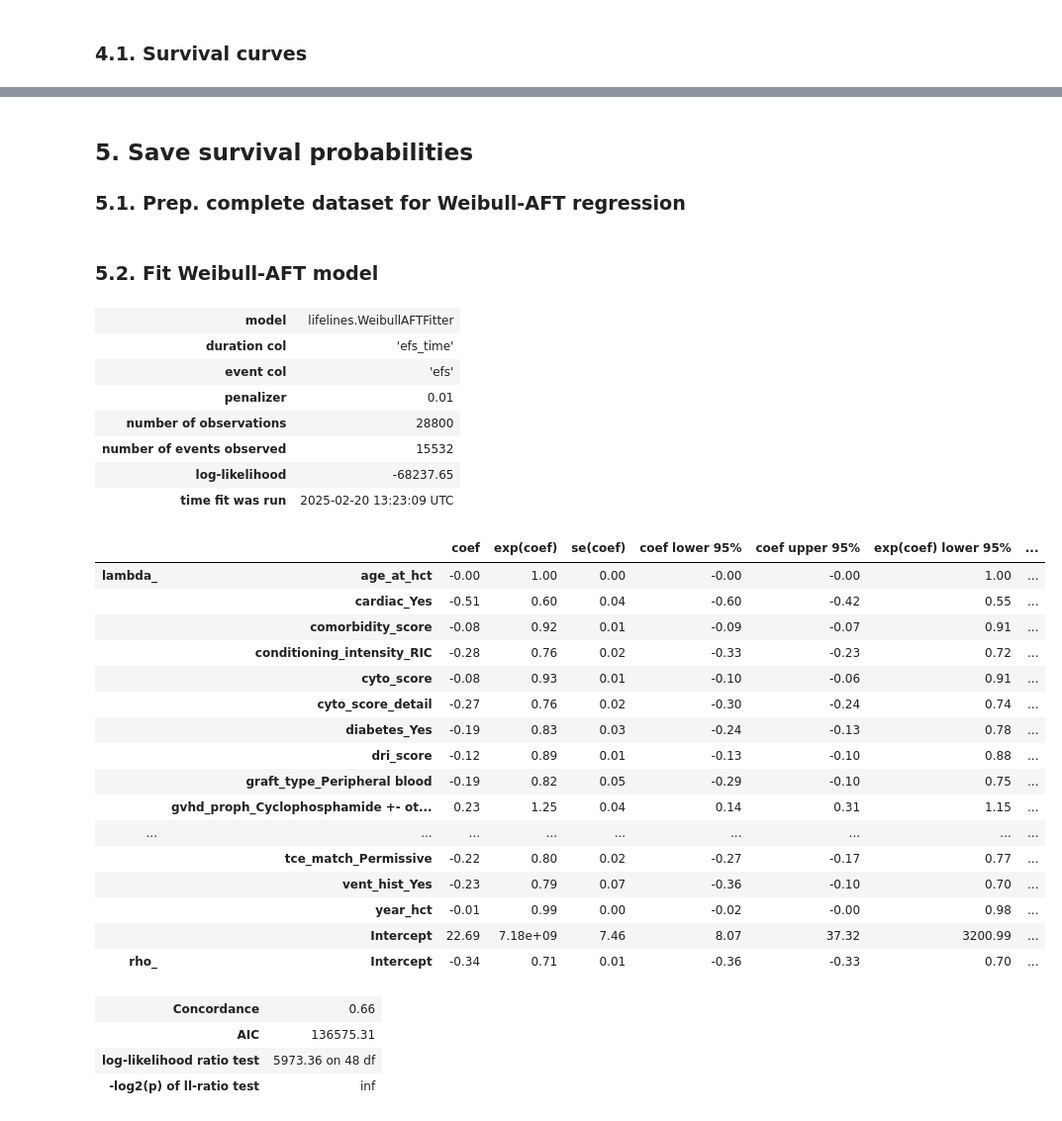
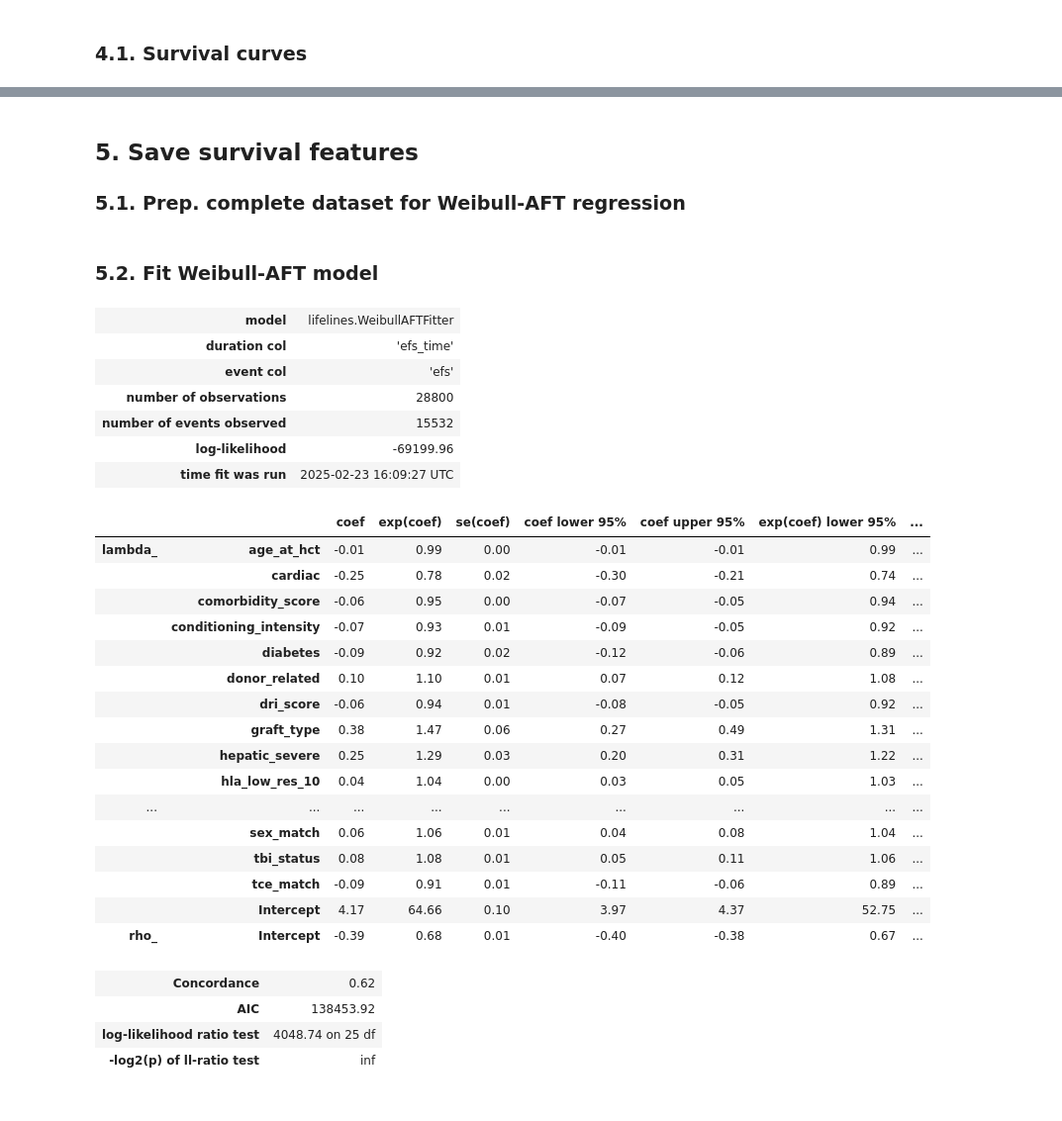
Before and after one commit to gperdrizet/HSCT_survival, a Jupyter notebook: notebooks/02.2-feature_engineering_weibullAFT.ipynb, the cells around one changed output, grey strips where cells are left out. Shown at 99% size. Drawn from its saved outputs; the diff is of its cells as text; code cells hidden in the pictures.

```diff
--- a/notebooks/02.2-feature_engineering_weibullAFT.ipynb
+++ b/notebooks/02.2-feature_engineering_weibullAFT.ipynb
@@ -81,8 +103,5 @@ data_df.head()
 # %%
-training, testing=train_test_split(data_df, test_size=0.33, random_state=315)
-
-training_df=pd.DataFrame(training, columns=data_df.columns)
-testing_df=pd.DataFrame(testing, columns=data_df.columns)
+training_df, testing_df=train_test_split(raw_data_df, test_size=0.33, random_state=315)
 
 training_labels_df=training_df[['efs', 'efs_time']]
 training_features_df=training_df.drop(['efs', 'efs_time'], axis=1)
@@ -101,12 +120,3 @@ testing_df.drop('race_group', axis=1, inplace=True)
 ## 3. Weibull AFT model
 
 ### 3.1. Naive model
-# %%
-training_df.drop('gvhd_proph_FK+- others(not MMF,MTX)', axis=1, inplace=True)
-testing_df.drop('gvhd_proph_FK+- others(not MMF,MTX)', axis=1, inplace=True)
-
-# training_df['efs_time']=training_df['efs_time']/100
-# testing_df['efs_time']=testing_df['efs_time']/100
-
-waft_model=WeibullAFTFitter(penalizer=0.01)
-waft_model.fit(training_df, duration_col='efs_time', event_col='efs')
@@ -114,0 +123,3 @@ waft_model.fit(training_df, duration_col='efs_time', event_col='efs')
+# %%
+waft_model=WeibullAFTFitter()
+waft_model.fit(training_df, duration_col='efs_time', event_col='efs')
@@ -326,4 +392,4 @@ print(scoring_results)
 # %% [markdown]
-## 5. Save survival probabilities
+## 5. Save survival features
 
 ### 5.1. Prep. complete dataset for Weibull-AFT regression
@@ -338,38 +396,43 @@ data_df['efs']=efs
+# %%
+efs_time=raw_data_df['efs_time']
+efs=raw_data_df['efs']
+raw_data_df=raw_data_df[feature_pvals[feature_pvals < feature_pval_cutoff].index].copy()
+raw_data_df['efs_time']=efs_time
+raw_data_df['efs']=efs
 # %% [markdown]
 ### 5.2. Fit Weibull-AFT model
 # %%
-cph_model=WeibullAFTFitter(penalizer=0.01)
-cph_model.fit(data_df, duration_col='efs_time', event_col='efs')
+cph_model=WeibullAFTFitter()
+cph_model.fit(raw_data_df, duration_col='efs_time', event_col='efs')
 cph_model.print_summary()
 # %% [output]
 | model | lifelines.WeibullAFTFitter |
 | duration col | 'efs_time' |
 | event col | 'efs' |
-| penalizer | 0.01 |
 | number of observations | 28800 |
 | number of events observed | 15532 |
-| log-likelihood | -68237.65 |
-| time fit was run | 2025-02-20 13:23:09 UTC |
+| log-likelihood | -69199.96 |
+| time fit was run | 2025-02-23 16:09:27 UTC |
 |  |  | coef | exp(coef) | se(coef) | coef lower 95% | coef upper 95% | exp(coef) lower 95% | ... |
-| lambda_ | age_at_hct | -0.00 | 1.00 | 0.00 | -0.00 | -0.00 | 1.00 | ... |
-|  | cardiac_Yes | -0.51 | 0.60 | 0.04 | -0.60 | -0.42 | 0.55 | ... |
-|  | comorbidity_score | -0.08 | 0.92 | 0.01 | -0.09 | -0.07 | 0.91 | ... |
-|  | conditioning_intensity_RIC | -0.28 | 0.76 | 0.02 | -0.33 | -0.23 | 0.72 | ... |
-|  | cyto_score | -0.08 | 0.93 | 0.01 | -0.10 | -0.06 | 0.91 | ... |
-|  | cyto_score_detail | -0.27 | 0.76 | 0.02 | -0.30 | -0.24 | 0.74 | ... |
-|  | diabetes_Yes | -0.19 | 0.83 | 0.03 | -0.24 | -0.13 | 0.78 | ... |
-|  | dri_score | -0.12 | 0.89 | 0.01 | -0.13 | -0.10 | 0.88 | ... |
-|  | graft_type_Peripheral blood | -0.19 | 0.82 | 0.05 | -0.29 | -0.10 | 0.75 | ... |
-|  | gvhd_proph_Cyclophosphamide +- ot... | 0.23 | 1.25 | 0.04 | 0.14 | 0.31 | 1.15 | ... |
+| lambda_ | age_at_hct | -0.01 | 0.99 | 0.00 | -0.01 | -0.01 | 0.99 | ... |
+|  | cardiac | -0.25 | 0.78 | 0.02 | -0.30 | -0.21 | 0.74 | ... |
+|  | comorbidity_score | -0.06 | 0.95 | 0.00 | -0.07 | -0.05 | 0.94 | ... |
+|  | conditioning_intensity | -0.07 | 0.93 | 0.01 | -0.09 | -0.05 | 0.92 | ... |
+|  | diabetes | -0.09 | 0.92 | 0.02 | -0.12 | -0.06 | 0.89 | ... |
+|  | donor_related | 0.10 | 1.10 | 0.01 | 0.07 | 0.12 | 1.08 | ... |
+|  | dri_score | -0.06 | 0.94 | 0.01 | -0.08 | -0.05 | 0.92 | ... |
+|  | graft_type | 0.38 | 1.47 | 0.06 | 0.27 | 0.49 | 1.31 | ... |
+|  | hepatic_severe | 0.25 | 1.29 | 0.03 | 0.20 | 0.31 | 1.22 | ... |
+|  | hla_low_res_10 | 0.04 | 1.04 | 0.00 | 0.03 | 0.05 | 1.03 | ... |
 | ... | ... | ... | ... | ... | ... | ... | ... | ... |
-|  | tce_match_Permissive | -0.22 | 0.80 | 0.02 | -0.27 | -0.17 | 0.77 | ... |
-|  | vent_hist_Yes | -0.23 | 0.79 | 0.07 | -0.36 | -0.10 | 0.70 | ... |
-|  | year_hct | -0.01 | 0.99 | 0.00 | -0.02 | -0.00 | 0.98 | ... |
-|  | Intercept | 22.69 | 7.18e+09 | 7.46 | 8.07 | 37.32 | 3200.99 | ... |
-| rho_ | Intercept | -0.34 | 0.71 | 0.01 | -0.36 | -0.33 | 0.70 | ... |
+|  | sex_match | 0.06 | 1.06 | 0.01 | 0.04 | 0.08 | 1.04 | ... |
+|  | tbi_status | 0.08 | 1.08 | 0.01 | 0.05 | 0.11 | 1.06 | ... |
+|  | tce_match | -0.09 | 0.91 | 0.01 | -0.11 | -0.06 | 0.89 | ... |
+|  | Intercept | 4.17 | 64.66 | 0.10 | 3.97 | 4.37 | 52.75 | ... |
+| rho_ | Intercept | -0.39 | 0.68 | 0.01 | -0.40 | -0.38 | 0.67 | ... |
-| Concordance | 0.66 |
-| AIC | 136575.31 |
-| log-likelihood ratio test | 5973.36 on 48 df |
+| Concordance | 0.62 |
+| AIC | 138453.92 |
+| log-likelihood ratio test | 4048.74 on 25 df |
 | -log2(p) of ll-ratio test | inf |
 # %%
 fig=plt.figure(figsize=[4,8])
```
Also changed, not shown: parts of 37 cells of this notebook, 2 other files.
